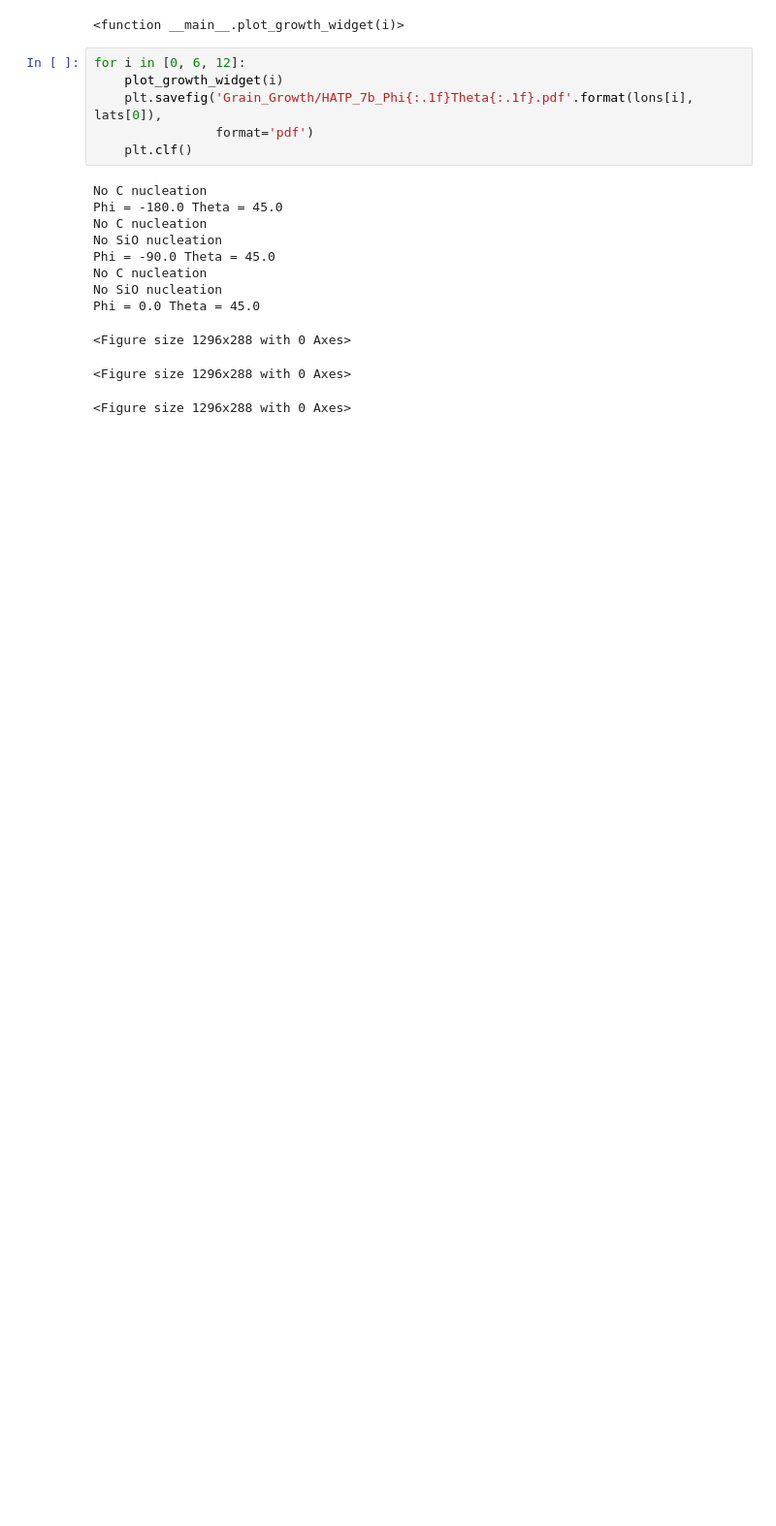
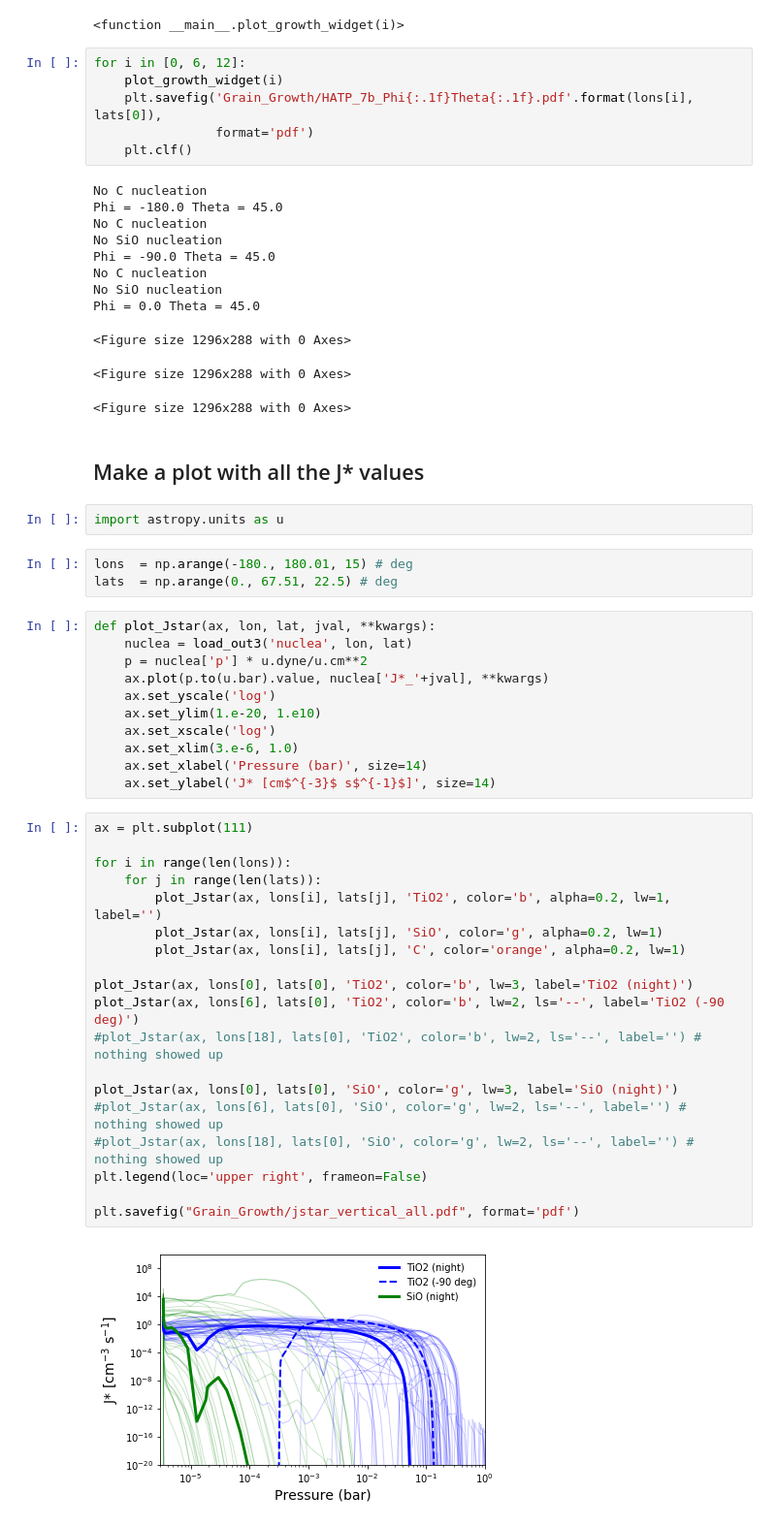
Before and after one commit to eblur/cloudacademyMap, a Jupyter notebook: notebooks/grain_growth.ipynb, the cells around one changed output. Shown at 97% size. Cells and saved outputs as stored; diff of their text form; blank space fills up the shorter version.

```diff
--- a/notebooks/grain_growth.ipynb
+++ b/notebooks/grain_growth.ipynb
@@ -317,3 +317,42 @@ Phi = 0.0 Theta = 45.0
 <Figure size 1296x288 with 0 Axes>
 <Figure size 1296x288 with 0 Axes>
 <Figure size 1296x288 with 0 Axes>
+# %% [markdown]
+## Make a plot with all the J* values
+# %%
+import astropy.units as u
+# %%
+lons  = np.arange(-180., 180.01, 15) # deg
+lats  = np.arange(0., 67.51, 22.5) # deg
+# %%
+def plot_Jstar(ax, lon, lat, jval, **kwargs):
+    nuclea = load_out3('nuclea', lon, lat)
+    p = nuclea['p'] * u.dyne/u.cm**2
+    ax.plot(p.to(u.bar).value, nuclea['J*_'+jval], **kwargs)
+    ax.set_yscale('log')
+    ax.set_ylim(1.e-20, 1.e10)
+    ax.set_xscale('log')
+    ax.set_xlim(3.e-6, 1.0)
+    ax.set_xlabel('Pressure (bar)', size=14)
+    ax.set_ylabel('J* [cm$^{-3}$ s$^{-1}$]', size=14)
+# %%
+ax = plt.subplot(111)
+
+for i in range(len(lons)):
+    for j in range(len(lats)):
+        plot_Jstar(ax, lons[i], lats[j], 'TiO2', color='b', alpha=0.2, lw=1, label='')
+        plot_Jstar(ax, lons[i], lats[j], 'SiO', color='g', alpha=0.2, lw=1)
+        plot_Jstar(ax, lons[i], lats[j], 'C', color='orange', alpha=0.2, lw=1)
+
+plot_Jstar(ax, lons[0], lats[0], 'TiO2', color='b', lw=3, label='TiO2 (night)')
+plot_Jstar(ax, lons[6], lats[0], 'TiO2', color='b', lw=2, ls='--', label='TiO2 (-90 deg)')
+#plot_Jstar(ax, lons[18], lats[0], 'TiO2', color='b', lw=2, ls='--', label='') # nothing showed up
+
+plot_Jstar(ax, lons[0], lats[0], 'SiO', color='g', lw=3, label='SiO (night)')
+#plot_Jstar(ax, lons[6], lats[0], 'SiO', color='g', lw=2, ls='--', label='') # nothing showed up
+#plot_Jstar(ax, lons[18], lats[0], 'SiO', color='g', lw=2, ls='--', label='') # nothing showed up
+plt.legend(loc='upper right', frameon=False)
+
+plt.savefig("Grain_Growth/jstar_vertical_all.pdf", format='pdf')
+# %% [output]
+[figure, added]
```
Also changed, not shown: parts of 3 cells of this notebook.
